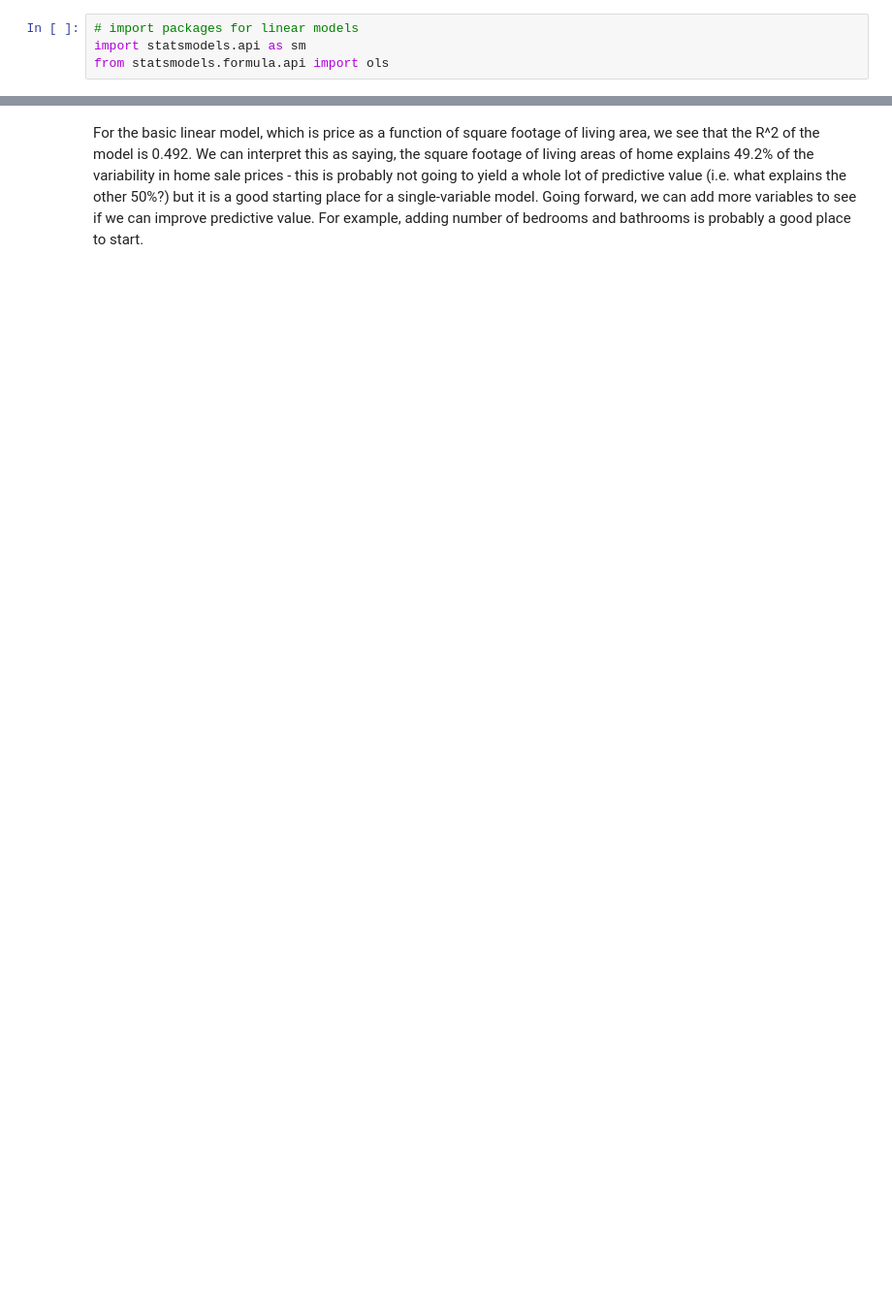
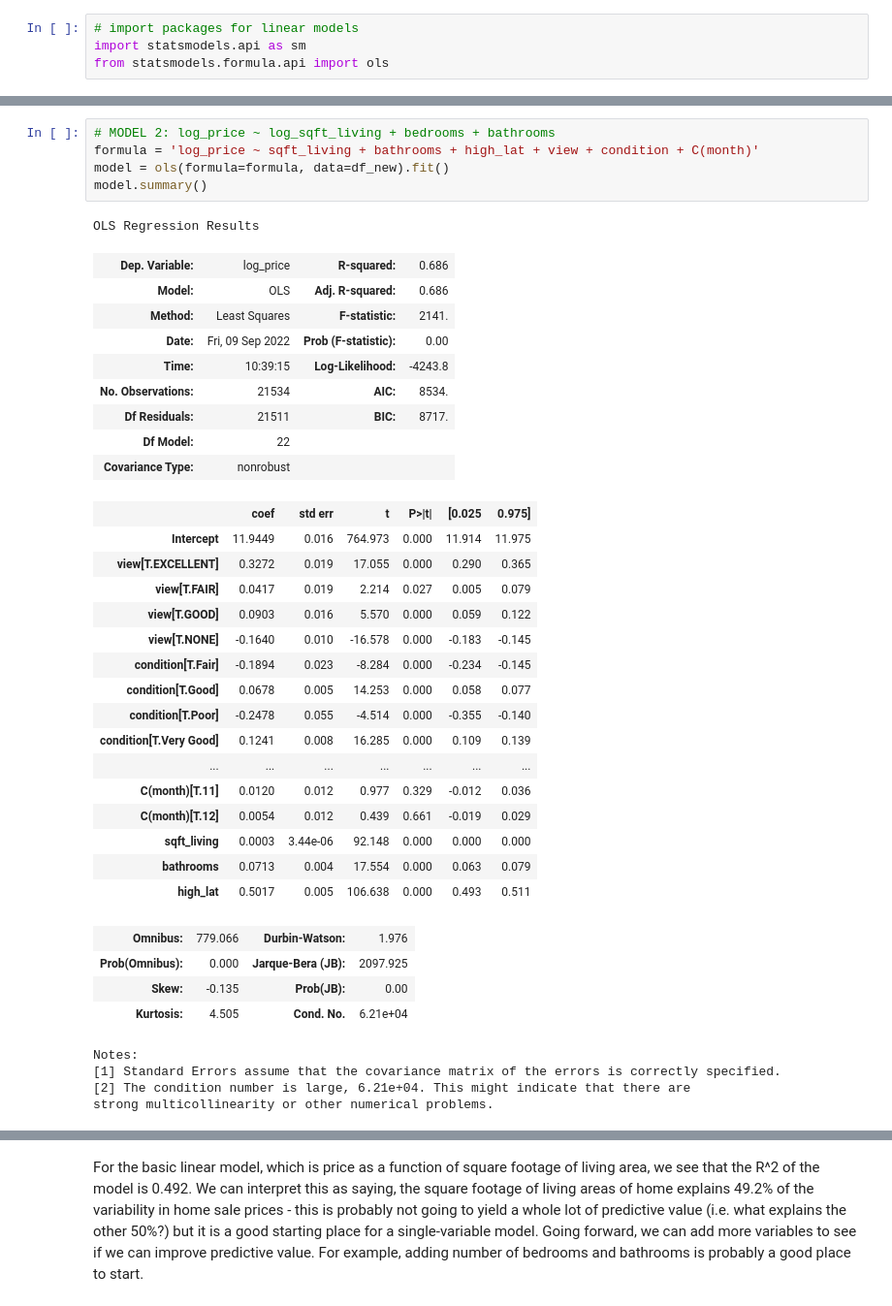
Before and after one commit to adobronyi/king_county_real_estate, a Jupyter notebook: student.ipynb, the cells around one changed output, grey strips where cells are left out. Shown at 97% size. Cells and saved outputs as stored; diff of their text form; blank space fills up the shorter version.

```diff
--- a/student.ipynb
+++ b/student.ipynb
@@ -454,0 +529,40 @@ strong multicollinearity or other numerical problems.
+# %%
+# MODEL 2: log_price ~ log_sqft_living + bedrooms + bathrooms
+formula = 'log_price ~ sqft_living + bathrooms + high_lat + view + condition + C(month)'
+model = ols(formula=formula, data=df_new).fit()
+model.summary()
+# %% [output]
+OLS Regression Results
+| Dep. Variable: | log_price | R-squared: | 0.686 |
+| Model: | OLS | Adj. R-squared: | 0.686 |
+| Method: | Least Squares | F-statistic: | 2141. |
+| Date: | Fri, 09 Sep 2022 | Prob (F-statistic): | 0.00 |
+| Time: | 10:39:15 | Log-Likelihood: | -4243.8 |
+| No. Observations: | 21534 | AIC: | 8534. |
+| Df Residuals: | 21511 | BIC: | 8717. |
+| Df Model: | 22 |  |  |
+| Covariance Type: | nonrobust |  |  |
+|  | coef | std err | t | P>|t| | [0.025 | 0.975] |
+| Intercept | 11.9449 | 0.016 | 764.973 | 0.000 | 11.914 | 11.975 |
+| view[T.EXCELLENT] | 0.3272 | 0.019 | 17.055 | 0.000 | 0.290 | 0.365 |
+| view[T.FAIR] | 0.0417 | 0.019 | 2.214 | 0.027 | 0.005 | 0.079 |
+| view[T.GOOD] | 0.0903 | 0.016 | 5.570 | 0.000 | 0.059 | 0.122 |
+| view[T.NONE] | -0.1640 | 0.010 | -16.578 | 0.000 | -0.183 | -0.145 |
+| condition[T.Fair] | -0.1894 | 0.023 | -8.284 | 0.000 | -0.234 | -0.145 |
+| condition[T.Good] | 0.0678 | 0.005 | 14.253 | 0.000 | 0.058 | 0.077 |
+| condition[T.Poor] | -0.2478 | 0.055 | -4.514 | 0.000 | -0.355 | -0.140 |
+| condition[T.Very Good] | 0.1241 | 0.008 | 16.285 | 0.000 | 0.109 | 0.139 |
+| ... | ... | ... | ... | ... | ... | ... |
+| C(month)[T.11] | 0.0120 | 0.012 | 0.977 | 0.329 | -0.012 | 0.036 |
+| C(month)[T.12] | 0.0054 | 0.012 | 0.439 | 0.661 | -0.019 | 0.029 |
+| sqft_living | 0.0003 | 3.44e-06 | 92.148 | 0.000 | 0.000 | 0.000 |
+| bathrooms | 0.0713 | 0.004 | 17.554 | 0.000 | 0.063 | 0.079 |
+| high_lat | 0.5017 | 0.005 | 106.638 | 0.000 | 0.493 | 0.511 |
+| Omnibus: | 779.066 | Durbin-Watson: | 1.976 |
+| Prob(Omnibus): | 0.000 | Jarque-Bera (JB): | 2097.925 |
+| Skew: | -0.135 | Prob(JB): | 0.00 |
+| Kurtosis: | 4.505 | Cond. No. | 6.21e+04 |
+Notes:
+[1] Standard Errors assume that the covariance matrix of the errors is correctly specified.
+[2] The condition number is large, 6.21e+04. This might indicate that there are
+strong multicollinearity or other numerical problems.
```
Also changed, not shown: parts of 32 cells of this notebook.
